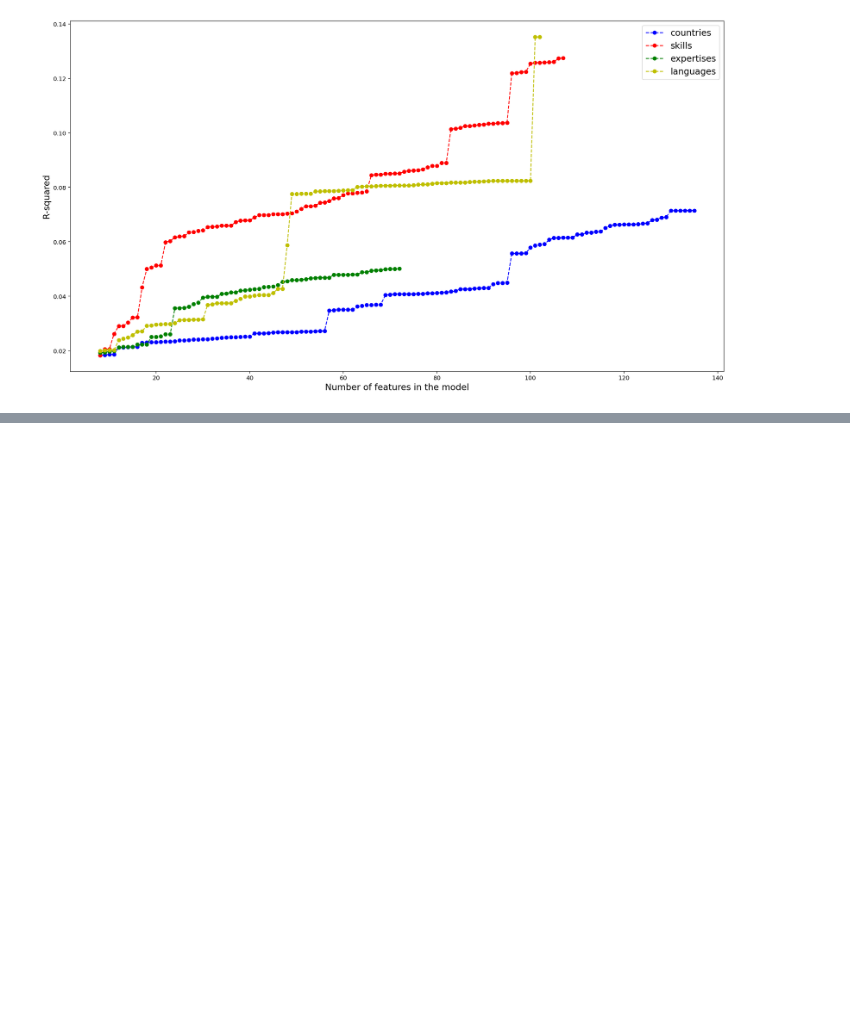
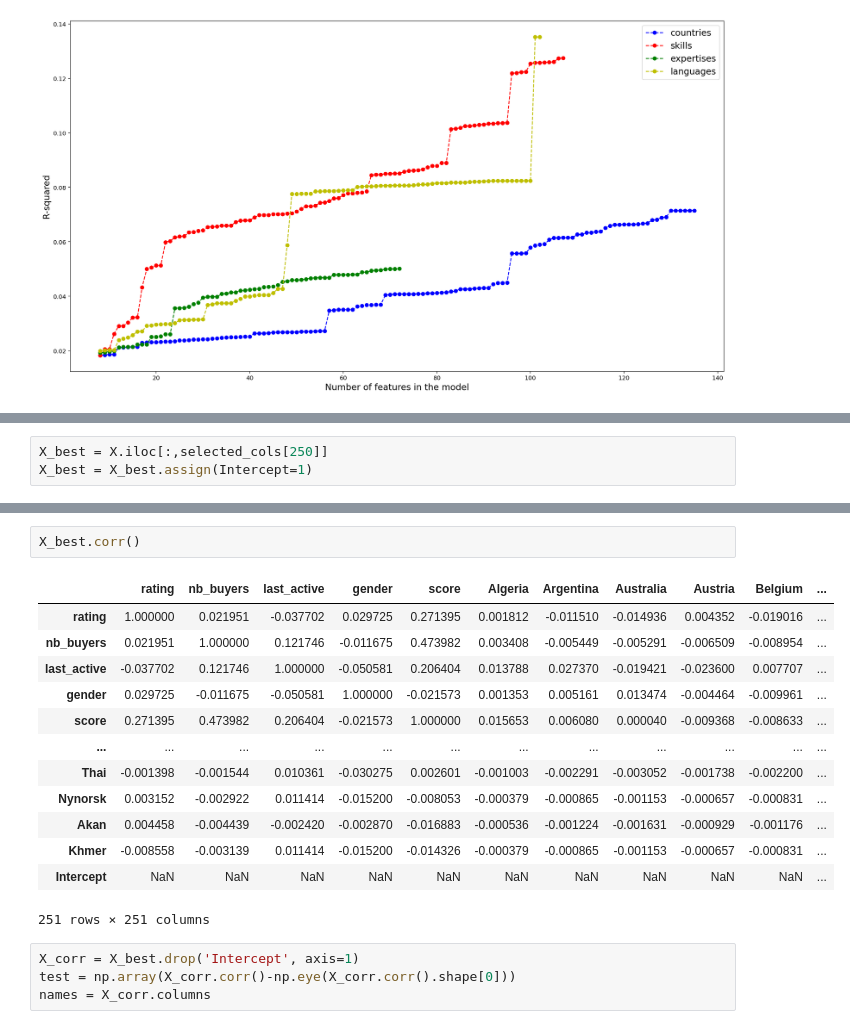
Before and after one commit to Victor-Manach/MODS207, a Jupyter notebook: feature_selection.ipynb, the cells around one changed output, grey strips where cells are left out. Saved outputs shown, nothing was run; the diff lists cells and outputs as text; blank space fills up the shorter version.

Commit message:
Regression with the best features, issues in the variables selected, some are completely correlated

```diff
--- a/feature_selection.ipynb
+++ b/feature_selection.ipynb
@@ -155,0 +158,3 @@ plt.legend(fontsize=15)
+# %%
+X_best = X.iloc[:,selected_cols[250]]
+X_best = X_best.assign(Intercept=1)
@@ -155,0 +182,20 @@ plt.legend(fontsize=15)
+# %%
+X_best.corr()
+# %% [output]
+|  | rating | nb_buyers | last_active | gender | score | Algeria | Argentina | Australia | Austria | Belgium | ... |
+| rating | 1.000000 | 0.021951 | -0.037702 | 0.029725 | 0.271395 | 0.001812 | -0.011510 | -0.014936 | 0.004352 | -0.019016 | ... |
+| nb_buyers | 0.021951 | 1.000000 | 0.121746 | -0.011675 | 0.473982 | 0.003408 | -0.005449 | -0.005291 | -0.006509 | -0.008954 | ... |
+| last_active | -0.037702 | 0.121746 | 1.000000 | -0.050581 | 0.206404 | 0.013788 | 0.027370 | -0.019421 | -0.023600 | 0.007707 | ... |
+| gender | 0.029725 | -0.011675 | -0.050581 | 1.000000 | -0.021573 | 0.001353 | 0.005161 | 0.013474 | -0.004464 | -0.009961 | ... |
+| score | 0.271395 | 0.473982 | 0.206404 | -0.021573 | 1.000000 | 0.015653 | 0.006080 | 0.000040 | -0.009368 | -0.008633 | ... |
+| ... | ... | ... | ... | ... | ... | ... | ... | ... | ... | ... | ... |
+| Thai | -0.001398 | -0.001544 | 0.010361 | -0.030275 | 0.002601 | -0.001003 | -0.002291 | -0.003052 | -0.001738 | -0.002200 | ... |
+| Nynorsk | 0.003152 | -0.002922 | 0.011414 | -0.015200 | -0.008053 | -0.000379 | -0.000865 | -0.001153 | -0.000657 | -0.000831 | ... |
+| Akan | 0.004458 | -0.004439 | -0.002420 | -0.002870 | -0.016883 | -0.000536 | -0.001224 | -0.001631 | -0.000929 | -0.001176 | ... |
+| Khmer | -0.008558 | -0.003139 | 0.011414 | -0.015200 | -0.014326 | -0.000379 | -0.000865 | -0.001153 | -0.000657 | -0.000831 | ... |
+| Intercept | NaN | NaN | NaN | NaN | NaN | NaN | NaN | NaN | NaN | NaN | ... |
+251 rows × 251 columns
+# %%
+X_corr = X_best.drop('Intercept', axis=1)
+test = np.array(X_corr.corr()-np.eye(X_corr.corr().shape[0]))
+names = X_corr.columns
```
Also changed, not shown: parts of 3 cells of this notebook, 1 other file.
